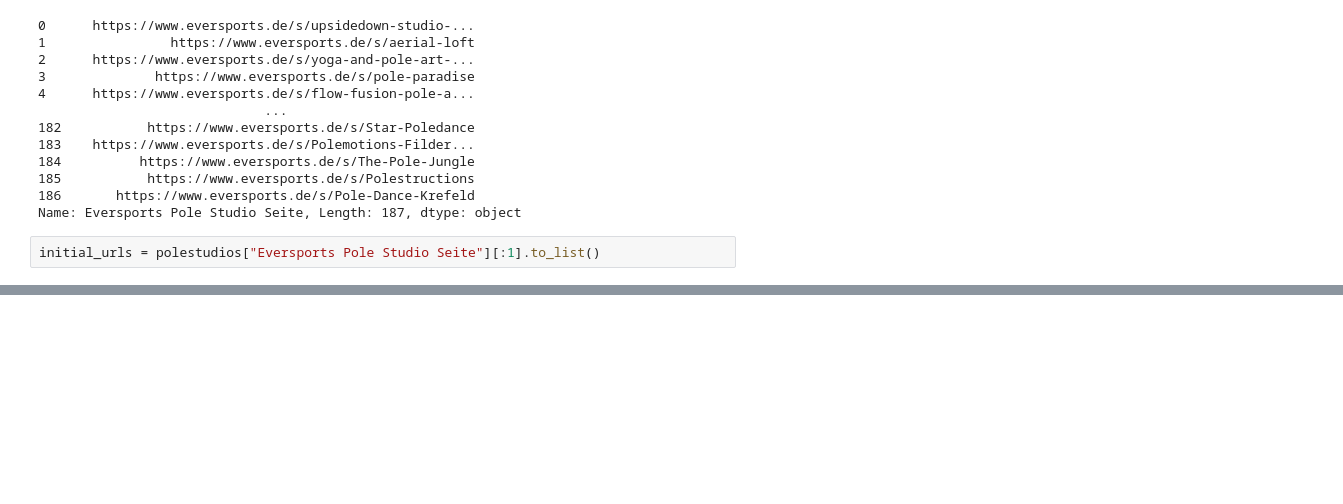
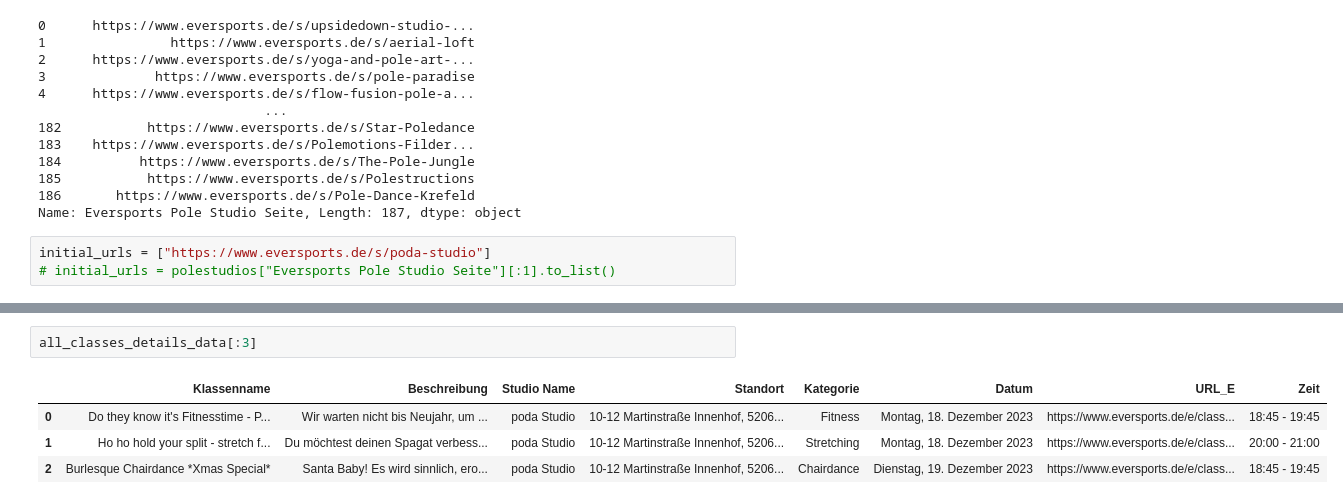
Before and after one commit to hamudal/Hall_of_Pole_Version_5, a Jupyter notebook: 1_Latest_version_Hop_Scrapper_V5/Scraper_V3/MainFrame.ipynb, the cells around one changed output, grey strips where cells are left out. Drawn from its saved outputs; the diff is of its cells as text; blank space fills up the shorter version.

Commit message:
MainFrame Working Scraping all available Data with DF & to CSV

```diff
--- a/1_Latest_version_Hop_Scrapper_V5/Scraper_V3/MainFrame.ipynb
+++ b/1_Latest_version_Hop_Scrapper_V5/Scraper_V3/MainFrame.ipynb
@@ -26,5 +26,6 @@ polestudios["Eversports Pole Studio Seite"]
 186       https://www.eversports.de/s/Pole-Dance-Krefeld
 Name: Eversports Pole Studio Seite, Length: 187, dtype: object
 # %%
-initial_urls = polestudios["Eversports Pole Studio Seite"][:1].to_list()
+initial_urls = ["https://www.eversports.de/s/poda-studio"]
+# initial_urls = polestudios["Eversports Pole Studio Seite"][:1].to_list()
 # %%
@@ -147,0 +150,7 @@ classes_details
+# %%
+all_classes_details_data[:3]
+# %% [output]
+|  | Klassenname | Beschreibung | Studio Name | Standort | Kategorie | Datum | URL_E | Zeit |
+| 0 | Do they know it's Fitnesstime - P... | Wir warten nicht bis Neujahr, um ... | poda Studio | 10-12 Martinstraße Innenhof, 5206... | Fitness | Montag, 18. Dezember 2023 | https://www.eversports.de/e/class... | 18:45 - 19:45 |
+| 1 | Ho ho hold your split - stretch f... | Du möchtest deinen Spagat verbess... | poda Studio | 10-12 Martinstraße Innenhof, 5206... | Stretching | Montag, 18. Dezember 2023 | https://www.eversports.de/e/class... | 20:00 - 21:00 |
+| 2 | Burlesque Chairdance *Xmas Special* | Santa Baby! Es wird sinnlich, ero... | poda Studio | 10-12 Martinstraße Innenhof, 5206... | Chairdance | Dienstag, 19. Dezember 2023 | https://www.eversports.de/e/class... | 18:45 - 19:45 |
```
Also changed, not shown: parts of 18 cells of this notebook, 5 other files.
